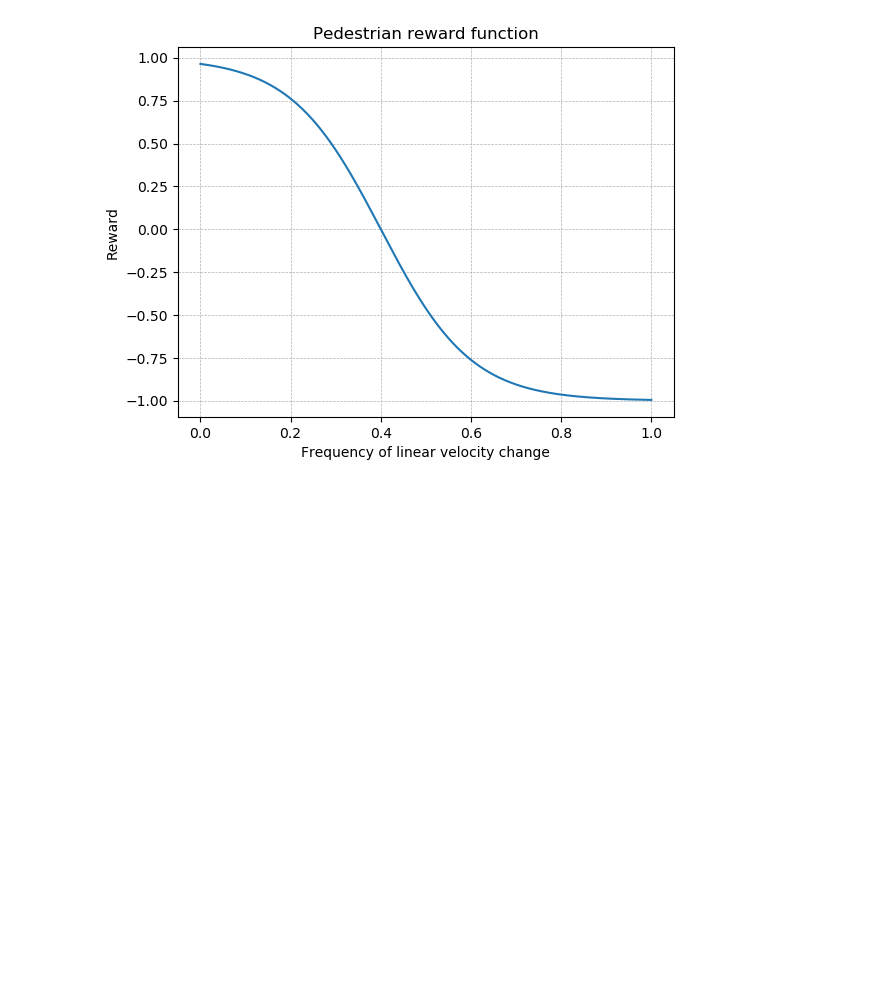
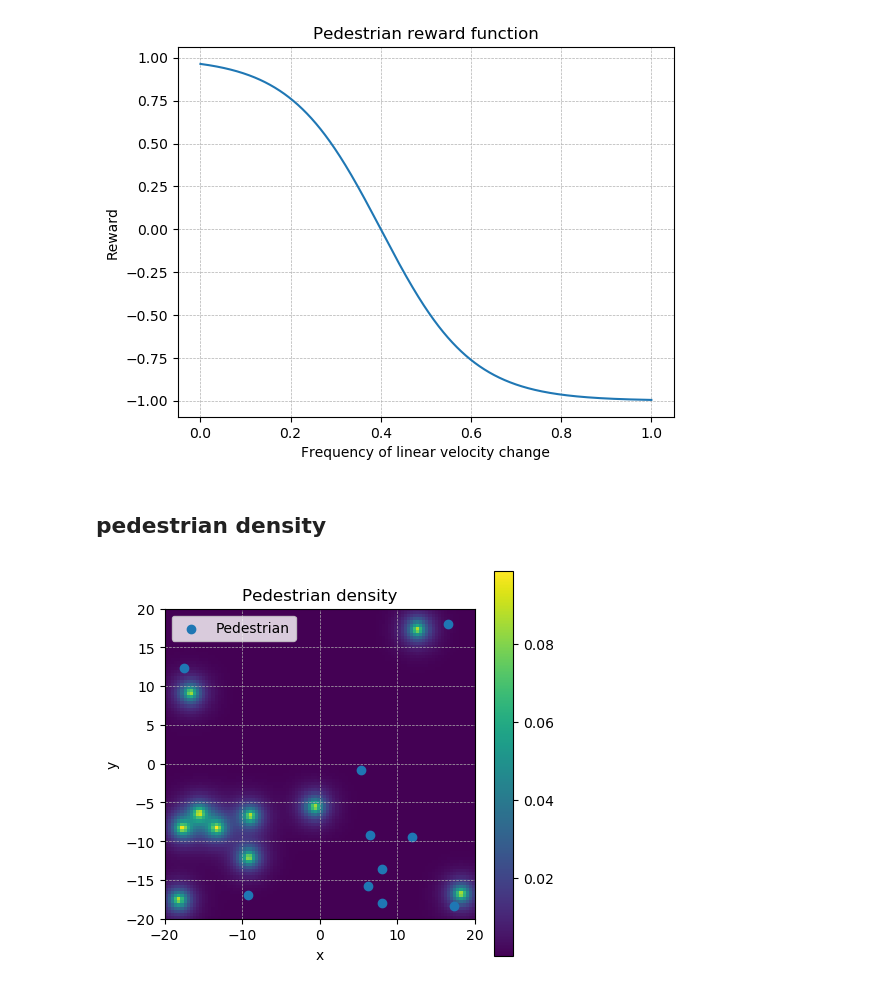
Before and after one commit to White-On/Streamlit_Presentation, a Jupyter notebook: fitness_notebook.ipynb, the cells around one changed output. Saved outputs shown, nothing was run; the diff lists cells and outputs as text; code cells hidden in the pictures; blank space fills up the shorter version.

```diff
--- a/fitness_notebook.ipynb
+++ b/fitness_notebook.ipynb
@@ -249,3 +249,33 @@ plt.grid(True, linewidth=0.5, linestyle='--')
 plt.show()
 # %% [output]
 [figure]
+# %% [markdown]
+## pedestrian density
+# %%
+nb_pedestrian = 10
+pedestrian_pos = np.random.uniform(-20, 20, (2, nb_pedestrian))
+density_grid = np.zeros((100, 100))
+for i in range(100):
+    for j in range(100):
+        x = -20 + i * 0.4
+        y = -20 + j * 0.4
+        for k in range(nb_pedestrian):
+            density_grid[i, j] += np.exp(-np.linalg.norm([x, y] - pedestrian_pos[:, k]))
+density_grid /= nb_pedestrian
+
+
+
+fig = plt.figure(figsize=(5, 5))
+plt.scatter(pedestrian_pos[0], pedestrian_pos[1], label='Pedestrian')
+plt.xlim(-20, 20)
+plt.ylim(-20, 20)
+plt.xlabel('x')
+plt.ylabel('y')
+plt.title('Pedestrian density')
+plt.grid(True, linewidth=0.5, linestyle='--')
+plt.legend()
+plt.imshow(density_grid, cmap='viridis', extent=(-20, 20, -20, 20))
+plt.colorbar()
+plt.show()
+# %% [output]
+[figure, added]
```
Also changed, not shown: parts of 1 cell of this notebook, 5 other files.
